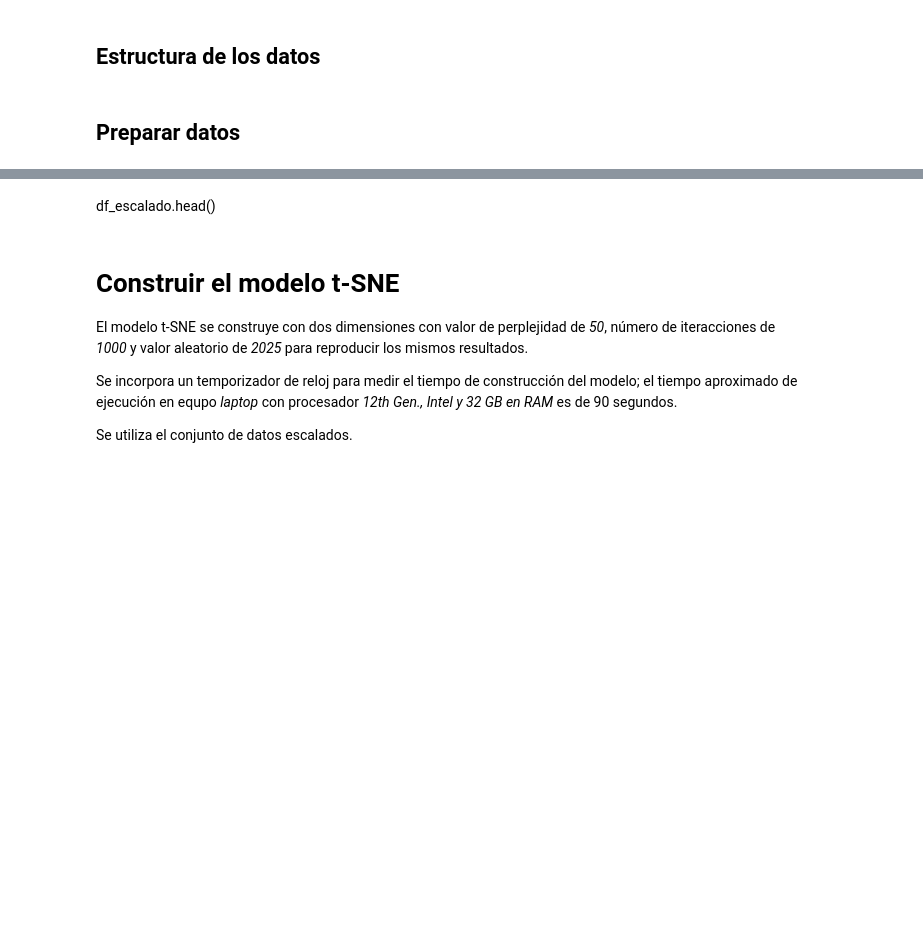
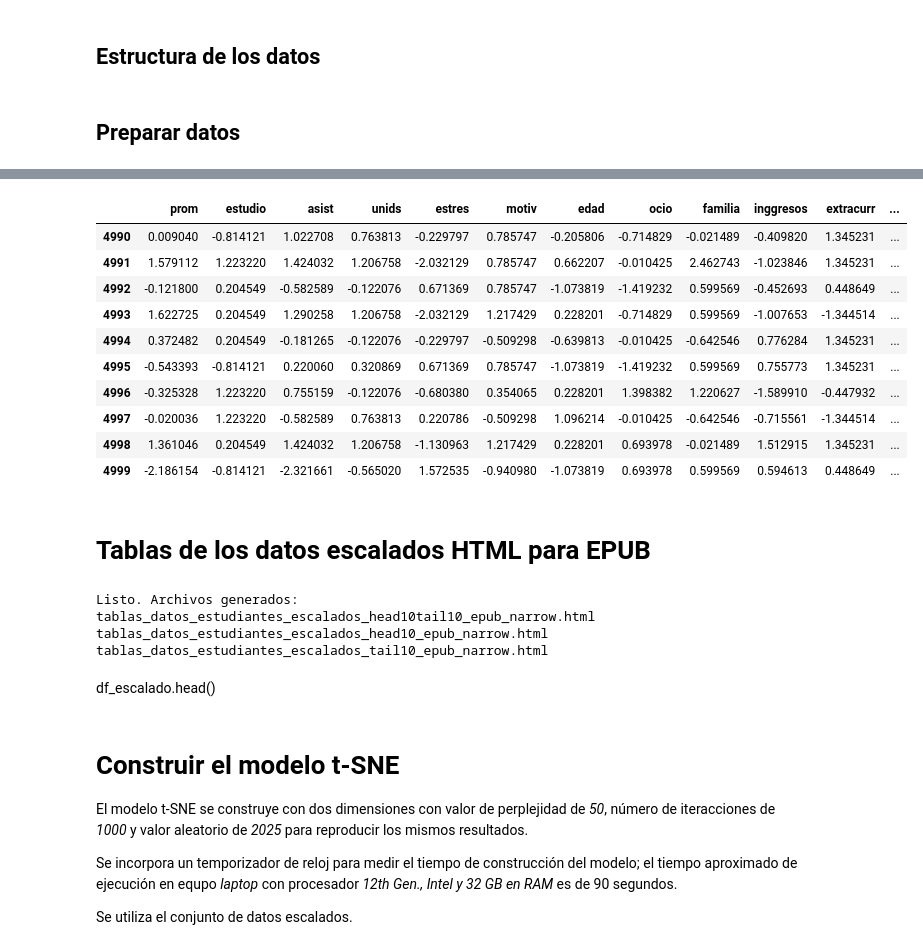
Before and after one commit to rpizarrog/machine_learning_r_python_casos_de_estudio, a Jupyter notebook: notebook_Python/t_SNE_5000_estudiantes.ipynb, the cells around one changed output, grey strips where cells are left out. Drawn from its saved outputs; the diff is of its cells as text; code cells hidden in the pictures; blank space fills up the shorter version.

```diff
--- a/notebook_Python/t_SNE_5000_estudiantes.ipynb
+++ b/notebook_Python/t_SNE_5000_estudiantes.ipynb
@@ -173,3 +548,44 @@ df_escalado.tail()
+# %%
+tail10_escalado = df_escalado.tail(10)
+tail10_escalado
+# %% [output]
+|  | prom | estudio | asist | unids | estres | motiv | edad | ocio | familia | inggresos | extracurr | ... |
+| 4990 | 0.009040 | -0.814121 | 1.022708 | 0.763813 | -0.229797 | 0.785747 | -0.205806 | -0.714829 | -0.021489 | -0.409820 | 1.345231 | ... |
+| 4991 | 1.579112 | 1.223220 | 1.424032 | 1.206758 | -2.032129 | 0.785747 | 0.662207 | -0.010425 | 2.462743 | -1.023846 | 1.345231 | ... |
+| 4992 | -0.121800 | 0.204549 | -0.582589 | -0.122076 | 0.671369 | 0.785747 | -1.073819 | -1.419232 | 0.599569 | -0.452693 | 0.448649 | ... |
+| 4993 | 1.622725 | 0.204549 | 1.290258 | 1.206758 | -2.032129 | 1.217429 | 0.228201 | -0.714829 | 0.599569 | -1.007653 | -1.344514 | ... |
+| 4994 | 0.372482 | 0.204549 | -0.181265 | -0.122076 | -0.229797 | -0.509298 | -0.639813 | -0.010425 | -0.642546 | 0.776284 | 1.345231 | ... |
+| 4995 | -0.543393 | -0.814121 | 0.220060 | 0.320869 | 0.671369 | 0.785747 | -1.073819 | -1.419232 | 0.599569 | 0.755773 | 1.345231 | ... |
+| 4996 | -0.325328 | 1.223220 | 0.755159 | -0.122076 | -0.680380 | 0.354065 | 0.228201 | 1.398382 | 1.220627 | -1.589910 | -0.447932 | ... |
+| 4997 | -0.020036 | 1.223220 | -0.582589 | 0.763813 | 0.220786 | -0.509298 | 1.096214 | -0.010425 | -0.642546 | -0.715561 | -1.344514 | ... |
+| 4998 | 1.361046 | 0.204549 | 1.424032 | 1.206758 | -1.130963 | 1.217429 | 0.228201 | 0.693978 | -0.021489 | 1.512915 | 1.345231 | ... |
+| 4999 | -2.186154 | -0.814121 | -2.321661 | -0.565020 | 1.572535 | -0.940980 | -1.073819 | 0.693978 | 0.599569 | 0.594613 | 0.448649 | ... |
+# %% [markdown]
+# Tablas de los datos escalados HTML para EPUB
+# %%
+# 4 posiciones decimales el escalado
+head10_escalado = np.round(head10_escalado, 4)
+tail10_escalado = np.round(tail10_escalado, 4)
+
+export_html_narrow(
+    head10_escalado, tail10_escalado,
+    path_html_headtail="tablas_datos_estudiantes_escalados_head10tail10_epub_narrow.html",
+    path_html_head="tablas_datos_estudiantes_escalados_head10_epub_narrow.html",
+    path_html_tail="tablas_datos_estudiantes_escalados_tail10_epub_narrow.html",
+    table_width_px=680,
+    modo="dos_tablas"  # o "una_tabla"
+)
+
+print("Listo. Archivos generados:")
+
+print("tablas_datos_estudiantes_escalados_head10tail10_epub_narrow.html")
+print("tablas_datos_estudiantes_escalados_head10_epub_narrow.html")
+print("tablas_datos_estudiantes_escalados_tail10_epub_narrow.html")
+# %% [output]
+Listo. Archivos generados:
+tablas_datos_estudiantes_escalados_head10tail10_epub_narrow.html
+tablas_datos_estudiantes_escalados_head10_epub_narrow.html
+tablas_datos_estudiantes_escalados_tail10_epub_narrow.html
 # %% [markdown]
 df_escalado.head()
 # %% [markdown]
```
Also changed, not shown: parts of 20 cells of this notebook.
